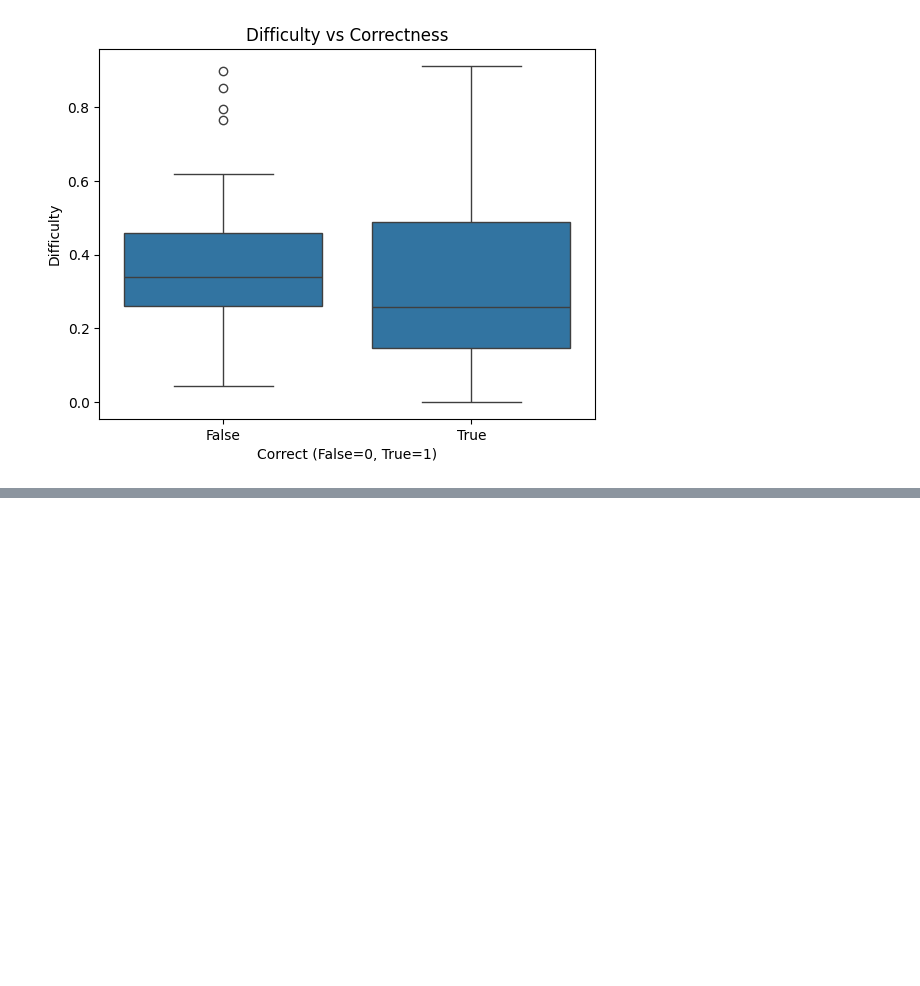
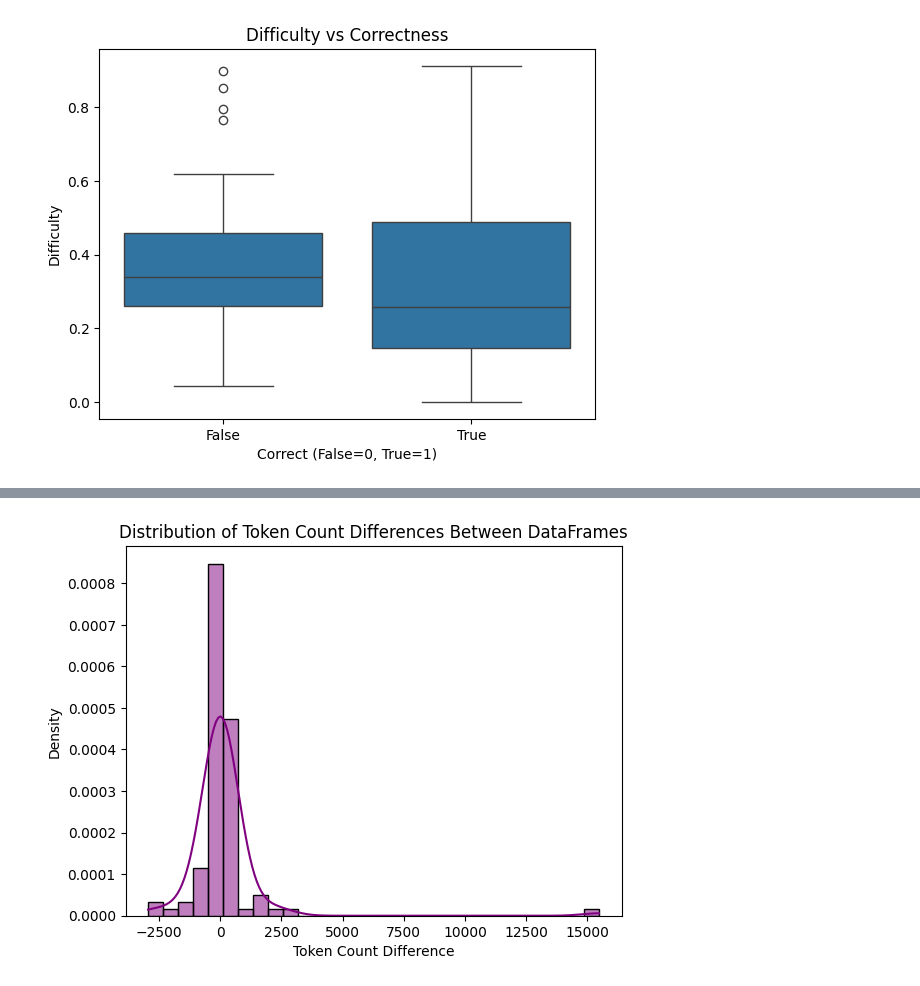
Before and after one commit to ubitquitin/r1-diffe, a Jupyter notebook: r1_overthink.ipynb, the cells around one changed output, grey strips where cells are left out. Saved outputs shown, nothing was run; the diff lists cells and outputs as text; code cells hidden in the pictures; blank space fills up the shorter version.

```diff
--- a/r1_overthink.ipynb
+++ b/r1_overthink.ipynb
@@ -1149,0 +1186,23 @@ correct_numeric   -0.105306         1.000000
+# %%
+import pandas as pd
+import seaborn as sns
+import matplotlib.pyplot as plt
+
+# Example dataframes: df1 and df2
+# Assuming both dataframes have a 'question' and 'token_count' column
+merged_df = pd.merge(ft_0t[['question', 'thinking_tokens']], ft_2kt[['question', 'thinking_tokens']], on='question', suffixes=('_df1', '_df2'))
+
+# Calculate the difference in token counts
+merged_df['token_diff'] = merged_df['thinking_tokens_df2'] - merged_df['thinking_tokens_df1']
+# Plot the distribution of the differences
+sns.histplot(merged_df['token_diff'], kde=True, color='purple', stat='density', bins=30)
+
+# Add labels and title
+plt.xlabel('Token Count Difference')
+plt.ylabel('Density')
+plt.title('Distribution of Token Count Differences Between DataFrames')
+
+# Show the plot
+plt.show()
+# %% [output]
+[figure, added]
```
Also changed, not shown: parts of 3 cells of this notebook.
